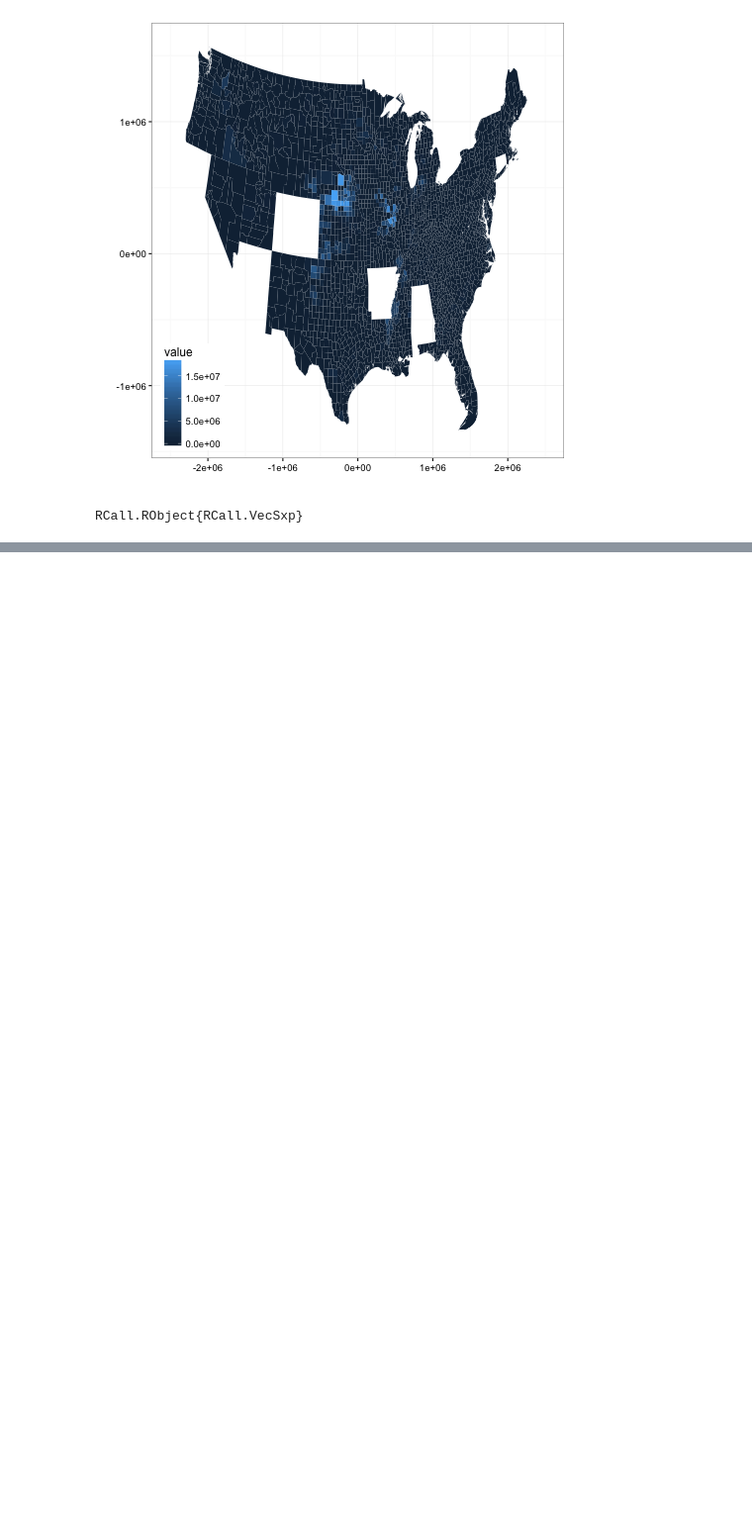
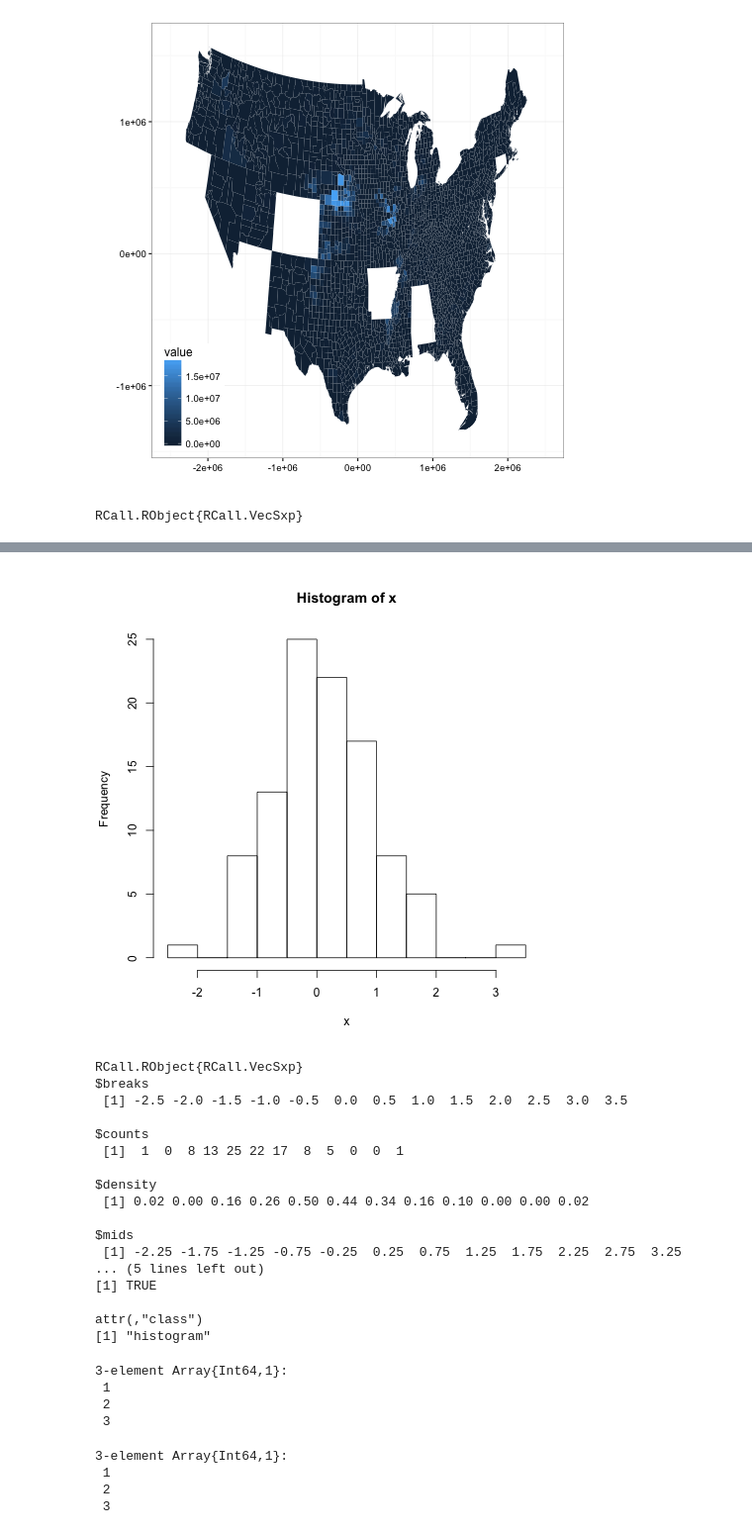
Before and after one commit to AmericasWater/awash, a Jupyter notebook: docs/Tutorial 1 - Running the model.ipynb, the cells around one changed output, grey strips where cells are left out. Shown at 99% size. Cells and saved outputs as stored; diff of their text form; code cells hidden in the pictures; blank space fills up the shorter version.

```diff
--- a/docs/Tutorial 1 - Running the model.ipynb
+++ b/docs/Tutorial 1 - Running the model.ipynb
@@ -258,0 +282,35 @@ RCall.RObject{RCall.VecSxp}
+# %%
+R"hist(x)"
+# %% [output]
+[figure, added]
+RCall.RObject{RCall.VecSxp}
+$breaks
+ [1] -2.5 -2.0 -1.5 -1.0 -0.5  0.0  0.5  1.0  1.5  2.0  2.5  3.0  3.5
+
+$counts
+ [1]  1  0  8 13 25 22 17  8  5  0  0  1
+
+$density
+ [1] 0.02 0.00 0.16 0.26 0.50 0.44 0.34 0.16 0.10 0.00 0.00 0.02
+
+$mids
+ [1] -2.25 -1.75 -1.25 -0.75 -0.25  0.25  0.75  1.25  1.75  2.25  2.75  3.25
+... (5 lines left out)
+[1] TRUE
+
+attr(,"class")
+[1] "histogram"
+# %%
+myjuliavar = [1, 2, 3]
+# %% [output]
+3-element Array{Int64,1}:
+ 1
+ 2
+ 3
+# %%
+myjuliavar
+# %% [output]
+3-element Array{Int64,1}:
+ 1
+ 2
+ 3
```
Also changed, not shown: parts of 17 cells of this notebook, 2 other files.
